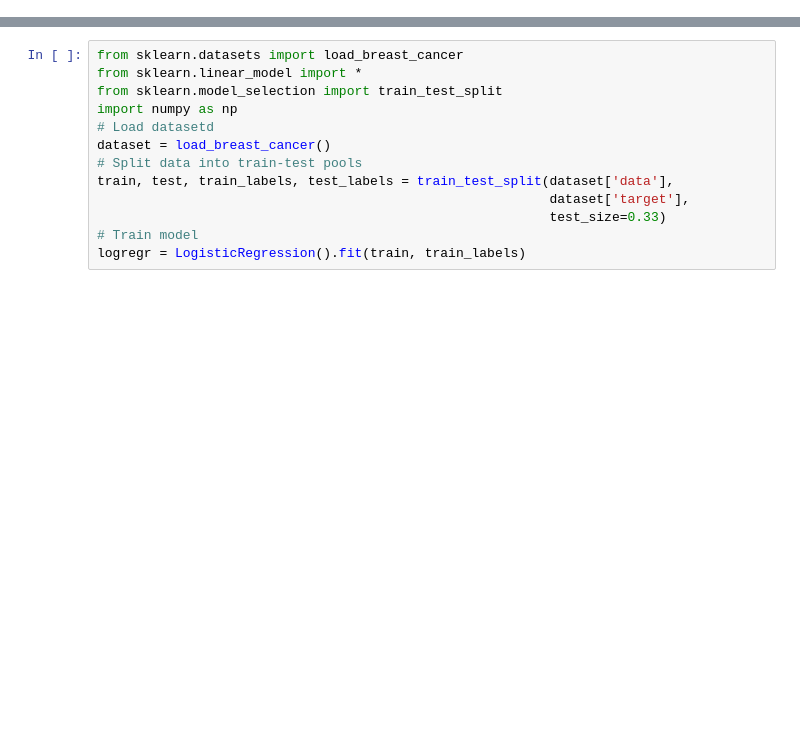
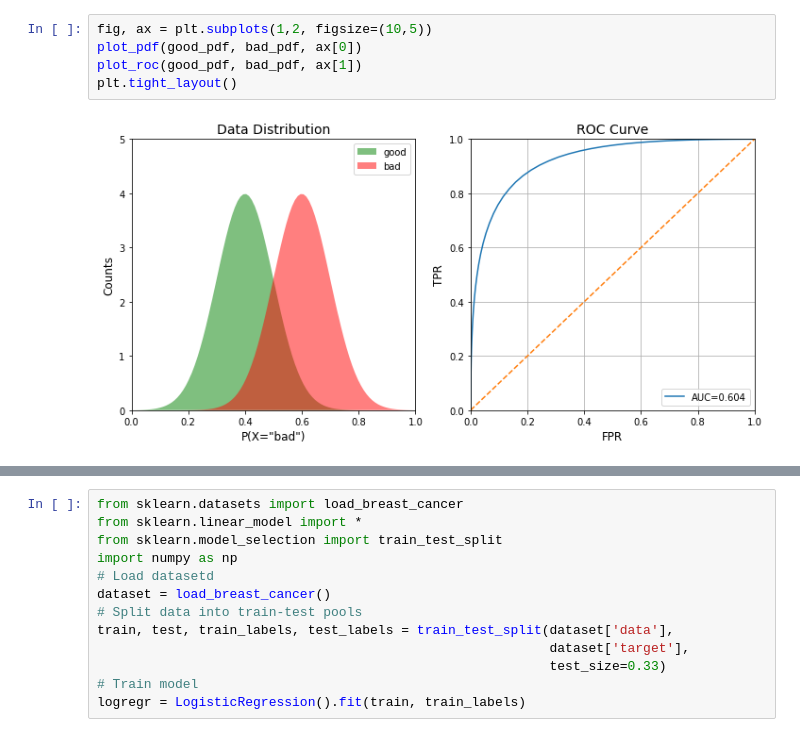
Before and after one commit to zimzion/EYTIP, a Jupyter notebook: class_0N_ROC_From_Scratch.ipynb, the cells around one changed output, grey strips where cells are left out. Drawn from its saved outputs; the diff is of its cells as text; blank space fills up the shorter version.

```diff
--- a/class_0N_ROC_From_Scratch.ipynb
+++ b/class_0N_ROC_From_Scratch.ipynb
@@ -2,0 +64,7 @@
+# %%
+fig, ax = plt.subplots(1,2, figsize=(10,5))
+plot_pdf(good_pdf, bad_pdf, ax[0])
+plot_roc(good_pdf, bad_pdf, ax[1])
+plt.tight_layout()
+# %% [output]
+[figure, added]
```
Also changed, not shown: parts of 23 cells of this notebook.
